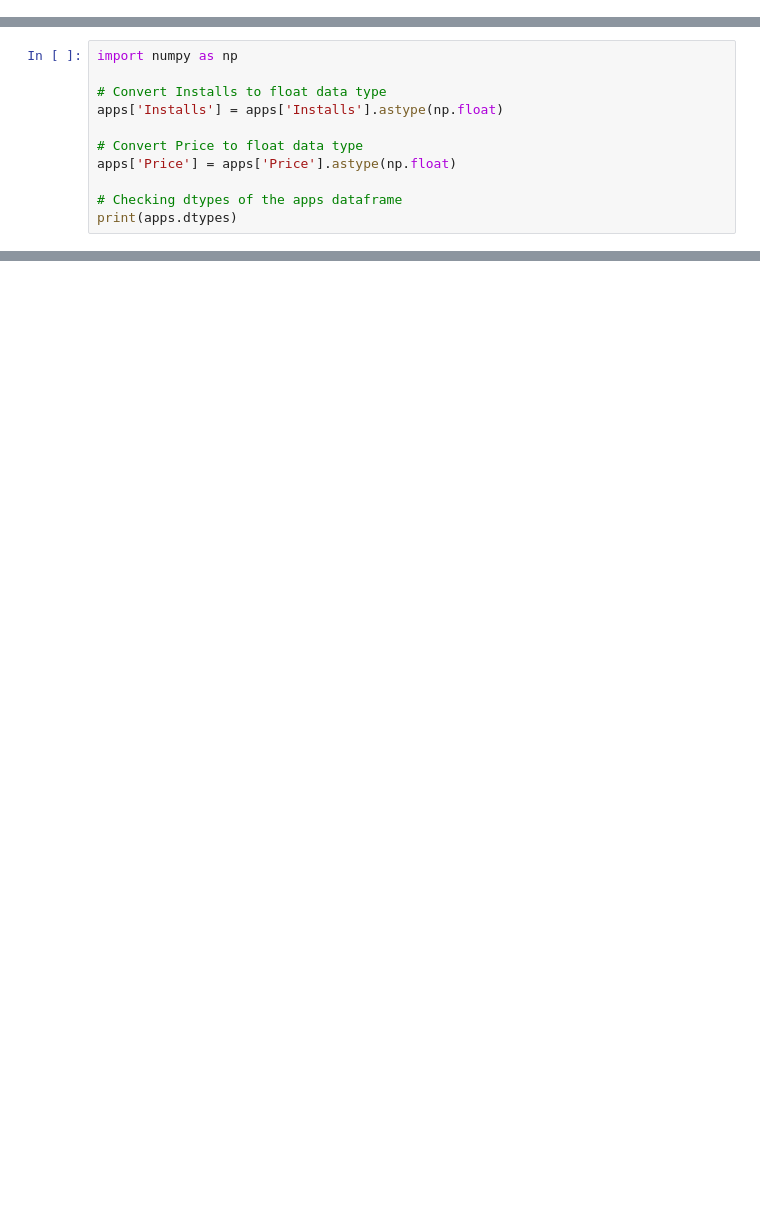
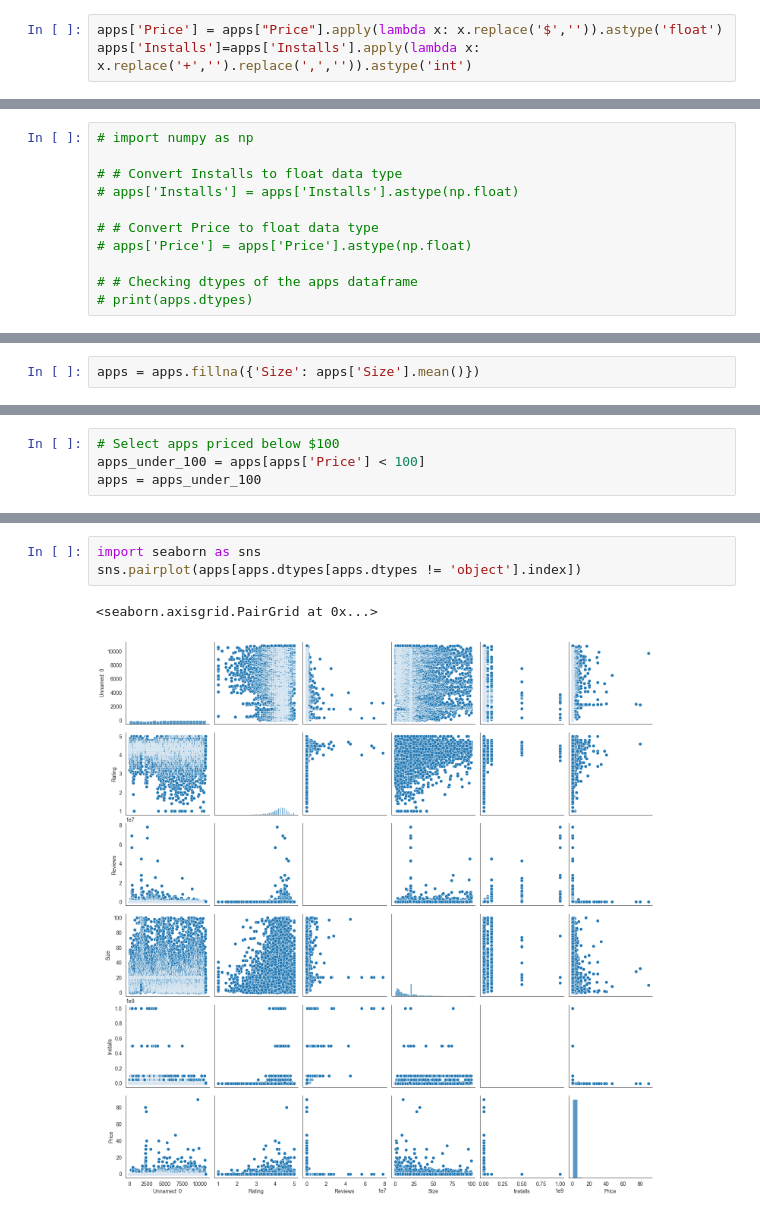
Before and after one commit to tqv24/ds-apps_market, a Jupyter notebook: notebook.ipynb, the cells around one changed output, grey strips where cells are left out. Cells and saved outputs as stored; diff of their text form; blank space fills up the shorter version.

```diff
--- a/notebook.ipynb
+++ b/notebook.ipynb
@@ -47 +71,4 @@ Total number of apps in the dataset =  9659
+# %%
+apps['Price'] = apps["Price"].apply(lambda x: x.replace('$','')).astype('float')
+apps['Installs']=apps['Installs'].apply(lambda x: x.replace('+','').replace(',','')).astype('int')
 # %%
@@ -85,13 +90,13 @@ None
 <p>From the previous task we noticed that <code>Installs</code> and <code>Price</code> were categorized as <code>object</code> data type (and not <code>int</code> or <code>float</code>) as we would like. This is because these two columns originally had mixed input types: digits and special characters. To know more about Pandas data types, read <a href="https://datacarpentry.org/python-ecology-lesson/04-data-types-and-format/">this</a>.</p>
 <p>The four features that we will be working with most frequently henceforth are <code>Installs</code>, <code>Size</code>, <code>Rating</code> and <code>Price</code>. While <code>Size</code> and <code>Rating</code> are both <code>float</code> (i.e. purely numerical data types), we still need to work on <code>Installs</code> and <code>Price</code> to make them numeric.</p>
 # %%
-import numpy as np
+# import numpy as np
 
-# Convert Installs to float data type
-apps['Installs'] = apps['Installs'].astype(np.float)
+# # Convert Installs to float data type
+# apps['Installs'] = apps['Installs'].astype(np.float)
 
-# Convert Price to float data type
-apps['Price'] = apps['Price'].astype(np.float)
+# # Convert Price to float data type
+# apps['Price'] = apps['Price'].astype(np.float)
 
-# Checking dtypes of the apps dataframe
-print(apps.dtypes)
+# # Checking dtypes of the apps dataframe
+# print(apps.dtypes)
@@ -113,0 +124,2 @@ dtype: object
+# %%
+apps = apps.fillna({'Size': apps['Size'].mean()})
@@ -114 +161,5 @@ dtype: object
+# %%
+# Select apps priced below $100
+apps_under_100 = apps[apps['Price'] < 100]
+apps = apps_under_100
 # %% [markdown]
@@ -147,0 +175,6 @@ Number of categories =  33
+# %%
+import seaborn as sns
+sns.pairplot(apps[apps.dtypes[apps.dtypes != 'object'].index])
+# %% [output]
+<seaborn.axisgrid.PairGrid at 0x...>
+[figure, added]
```
Also changed, not shown: parts of 63 cells of this notebook.
